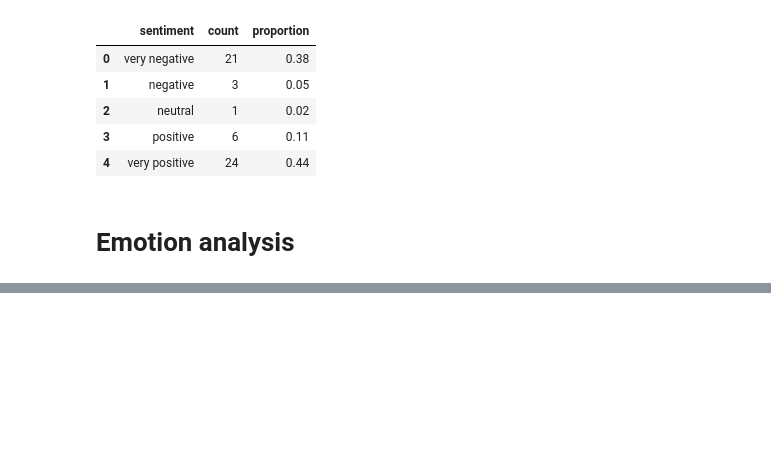
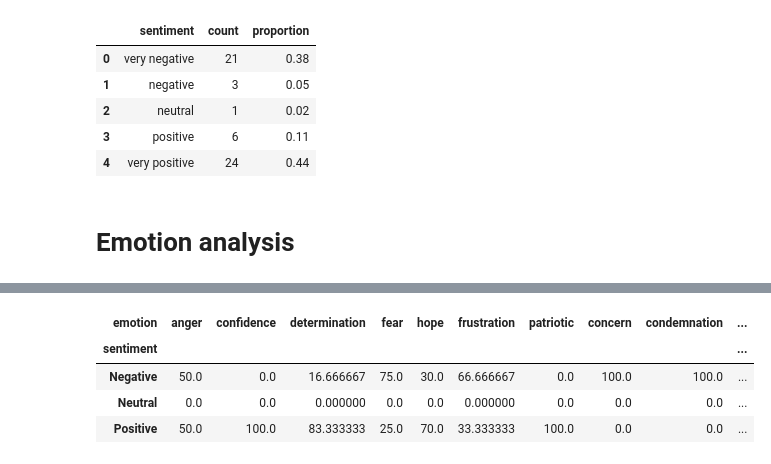
Before and after one commit to vtdinh13/leaders, a Jupyter notebook: 3_explore_and_feature_engineering/sentiment_analysis.ipynb, the cells around one changed output, grey strips where cells are left out. Cells and saved outputs as stored; diff of their text form; code cells hidden in the pictures; blank space fills up the shorter version.

```diff
--- a/3_explore_and_feature_engineering/sentiment_analysis.ipynb
+++ b/3_explore_and_feature_engineering/sentiment_analysis.ipynb
@@ -316,0 +339,63 @@ fig.show()
+# %%
+
+condensed_sentiment_map = {
+    "very positive": "Positive",
+    "positive": "Positive",
+    "neutral": "Neutral",
+    "very negative": "Negative",
+    "negative": "Negative"
+
+}
+
+df_emotion_sentiment["sentiment"] = df_emotion_sentiment["sentiment"].map(condensed_sentiment_map)
+
+mlb = MultiLabelBinarizer()
+emotions_matrix = pd.DataFrame(mlb.fit_transform(df_emotion_sentiment["lemmatized_emotions_clean"]), columns=mlb.classes_)
+emotions_matrix = emotions_matrix.reset_index(drop=True)
+
+
+# Create sentiment-emotion crosstab
+e_s_merged = pd.concat([df_emotion_sentiment["sentiment"], emotions_matrix], axis=1).reset_index(drop=True)
+
+df_long = e_s_merged.melt(id_vars="sentiment", value_vars=emotions_matrix.columns,
+                            var_name="emotion", value_name="present")
+
+df_long = df_long[df_long["present"]==1]
+
+crosstab = pd.crosstab(df_long["sentiment"], df_long["emotion"])
+
+grouped = crosstab.T.groupby("emotion").sum()
+
+# grouped.columns = grouped.columns.map(sentiment_map)
+
+# Prepare data
+top_n = grouped.sum(axis=1).nlargest(20).index
+
+grouped_top = grouped.loc[top_n]
+
+grouped_percent = grouped_top.div(grouped_top.sum(axis=1), axis=0) * 100
+grouped_percent_sorted = grouped_percent[sorted(grouped_percent.columns)]
+grouped_percent_sorted_T = grouped_percent_sorted.T
+grouped_percent_sorted_T
+
+
+condensed_sentiment_map = {
+"very positive": "Positive",
+"positive": "Positive",
+"neutral": "Neutral",
+"very negative": "Negative",
+"negative": "Negative"
+}
+sent_df = pd.DataFrame(filtered_df["sentiment"].reset_index(drop=True))
+
+sent_df["sentiment"] = sent_df["sentiment"].map(condensed_sentiment_map)
+sent_df = pd.DataFrame(sent_df.groupby("sentiment").size(), columns=["count"]).reset_index()
+sent_df["proportion"] = sent_df["count"].transform(lambda x:x/x.sum()).round(2)
+sent_df_sorted = sent_df.sort_values("sentiment")
+sent_df_sorted
+# %% [output]
+| emotion | anger | confidence | determination | fear | hope | frustration | patriotic | concern | condemnation | ... |
+| sentiment |  |  |  |  |  |  |  |  |  | ... |
+| Negative | 50.0 | 0.0 | 16.666667 | 75.0 | 30.0 | 66.666667 | 0.0 | 100.0 | 100.0 | ... |
+| Neutral | 0.0 | 0.0 | 0.000000 | 0.0 | 0.0 | 0.000000 | 0.0 | 0.0 | 0.0 | ... |
+| Positive | 50.0 | 100.0 | 83.333333 | 25.0 | 70.0 | 33.333333 | 100.0 | 0.0 | 0.0 | ... |
```
Also changed, not shown: parts of 9 cells of this notebook, 1 other file.
